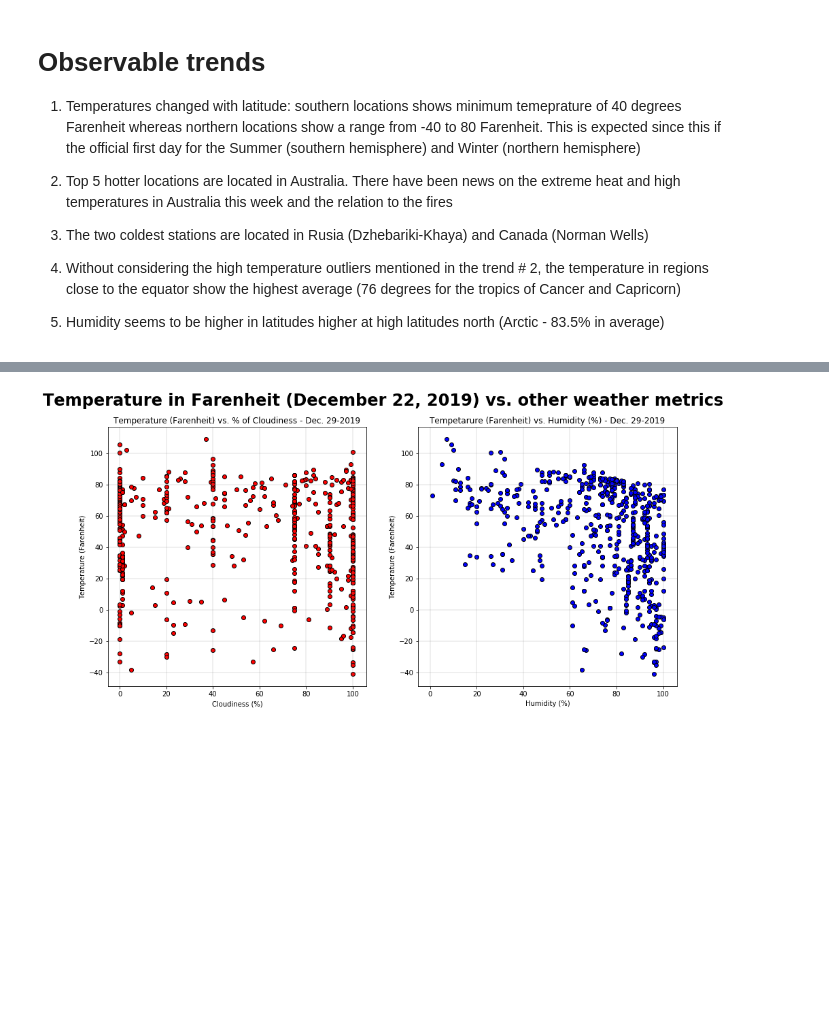
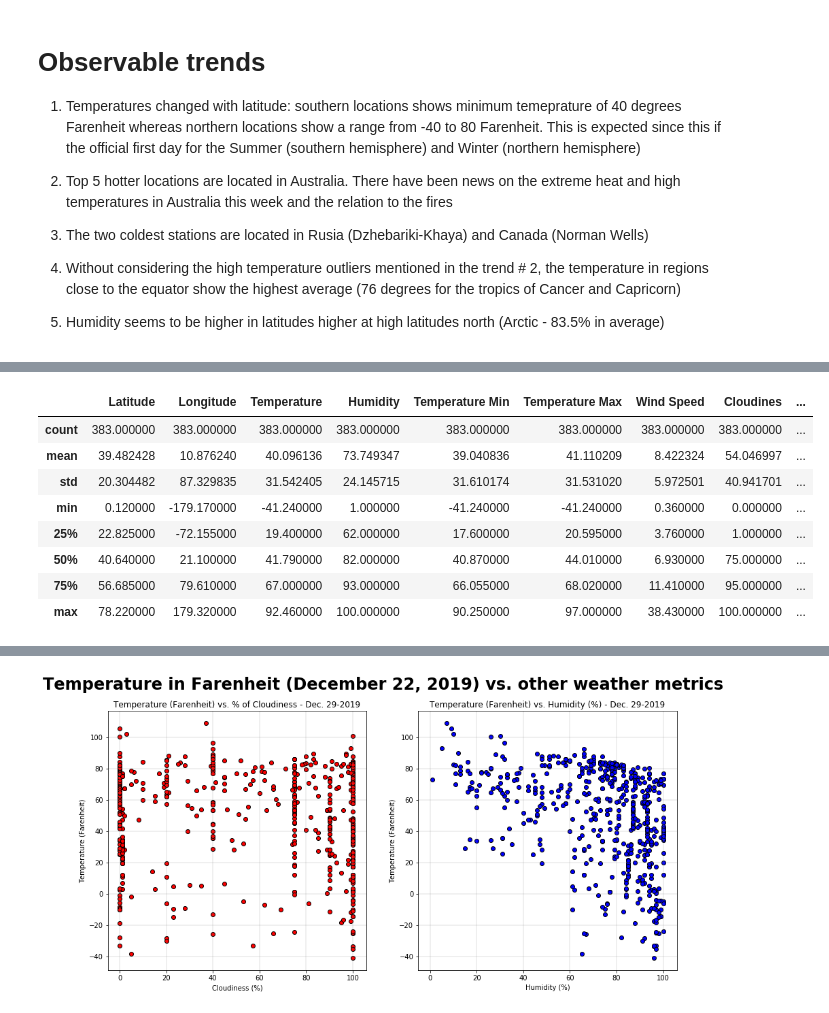
Before and after one commit to colmenareso/databootcamp-homework, a Jupyter notebook: Python-API-challenge/Weather_API_Solved.ipynb, the cells around one changed output, grey strips where cells are left out. Cells and saved outputs as stored; diff of their text form; code cells hidden in the pictures; blank space fills up the shorter version.

```diff
--- a/Python-API-challenge/Weather_API_Solved.ipynb
+++ b/Python-API-challenge/Weather_API_Solved.ipynb
@@ -649,0 +668,15 @@ Grouped_weather
+# %%
+# Create dataframe only for temperatures in the northern hemisphere
+
+weather_northern = weather_data.loc[weather_data["Latitude"] > 0, :]
+weather_northern.describe()
+# %% [output]
+|  | Latitude | Longitude | Temperature | Humidity | Temperature Min | Temperature Max | Wind Speed | Cloudines | ... |
+| count | 383.000000 | 383.000000 | 383.000000 | 383.000000 | 383.000000 | 383.000000 | 383.000000 | 383.000000 | ... |
+| mean | 39.482428 | 10.876240 | 40.096136 | 73.749347 | 39.040836 | 41.110209 | 8.422324 | 54.046997 | ... |
+| std | 20.304482 | 87.329835 | 31.542405 | 24.145715 | 31.610174 | 31.531020 | 5.972501 | 40.941701 | ... |
+| min | 0.120000 | -179.170000 | -41.240000 | 1.000000 | -41.240000 | -41.240000 | 0.360000 | 0.000000 | ... |
+| 25% | 22.825000 | -72.155000 | 19.400000 | 62.000000 | 17.600000 | 20.595000 | 3.760000 | 1.000000 | ... |
+| 50% | 40.640000 | 21.100000 | 41.790000 | 82.000000 | 40.870000 | 44.010000 | 6.930000 | 75.000000 | ... |
+| 75% | 56.685000 | 79.610000 | 67.000000 | 93.000000 | 66.055000 | 68.020000 | 11.410000 | 95.000000 | ... |
+| max | 78.220000 | 179.320000 | 92.460000 | 100.000000 | 90.250000 | 97.000000 | 38.430000 | 100.000000 | ... |
```
Also changed, not shown: parts of 8 cells of this notebook, 2 other files.
